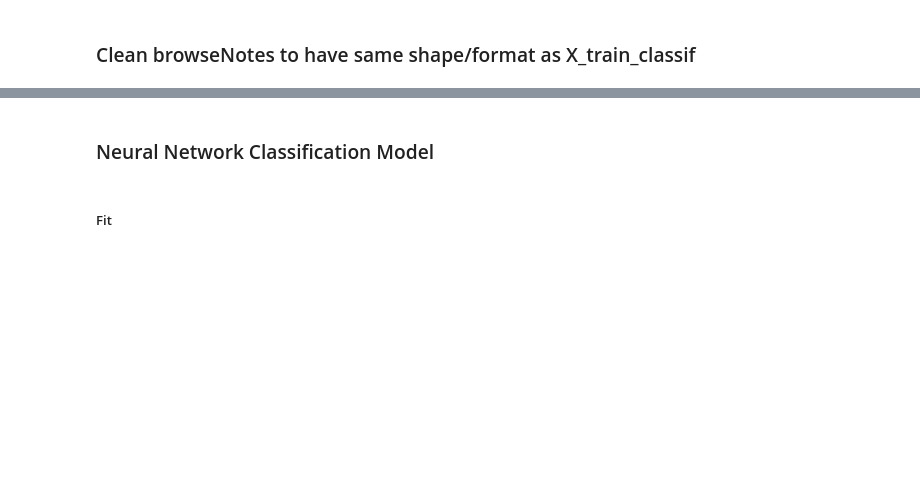
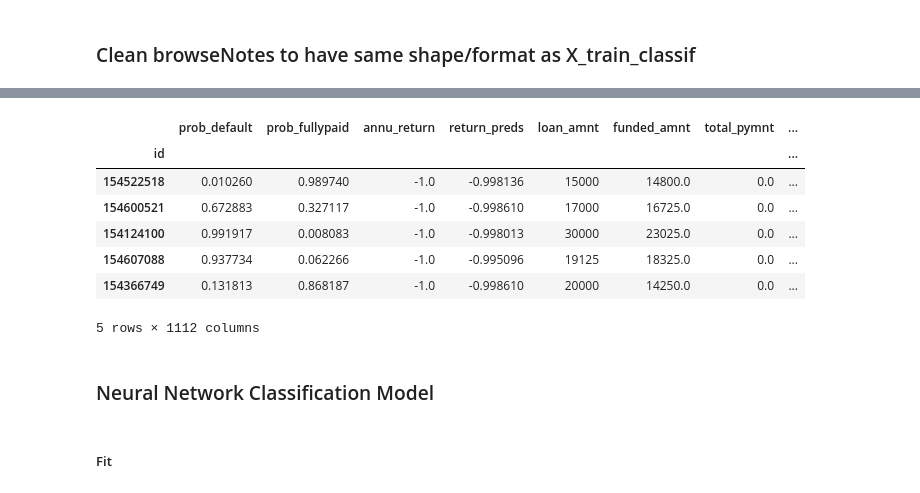
Before and after one commit to as6140/peervest, a Jupyter notebook: lc_nn_classif_v1_to_v7.ipynb, the cells around one changed output, grey strips where cells are left out. Drawn from its saved outputs; the diff is of its cells as text; code cells hidden in the pictures; blank space fills up the shorter version.

```diff
--- a/lc_nn_classif_v1_to_v7.ipynb
+++ b/lc_nn_classif_v1_to_v7.ipynb
@@ -165,3 +125,14 @@ AttributeError: 'str' object has no attribute 'dtype'
+# %%
+table_all_current.head()
+# %% [output]
+|  | prob_default | prob_fullypaid | annu_return | return_preds | loan_amnt | funded_amnt | total_pymnt | ... |
+| id |  |  |  |  |  |  |  | ... |
+| 154522518 | 0.010260 | 0.989740 | -1.0 | -0.998136 | 15000 | 14800.0 | 0.0 | ... |
+| 154600521 | 0.672883 | 0.327117 | -1.0 | -0.998610 | 17000 | 16725.0 | 0.0 | ... |
+| 154124100 | 0.991917 | 0.008083 | -1.0 | -0.998013 | 30000 | 23025.0 | 0.0 | ... |
+| 154607088 | 0.937734 | 0.062266 | -1.0 | -0.995096 | 19125 | 18325.0 | 0.0 | ... |
+| 154366749 | 0.131813 | 0.868187 | -1.0 | -0.998610 | 20000 | 14250.0 | 0.0 | ... |
+5 rows × 1112 columns
 # %% [markdown]
 ### Neural Network Classification Model
 # %% [markdown]
```
Also changed, not shown: parts of 15 cells of this notebook, 1 other file.
